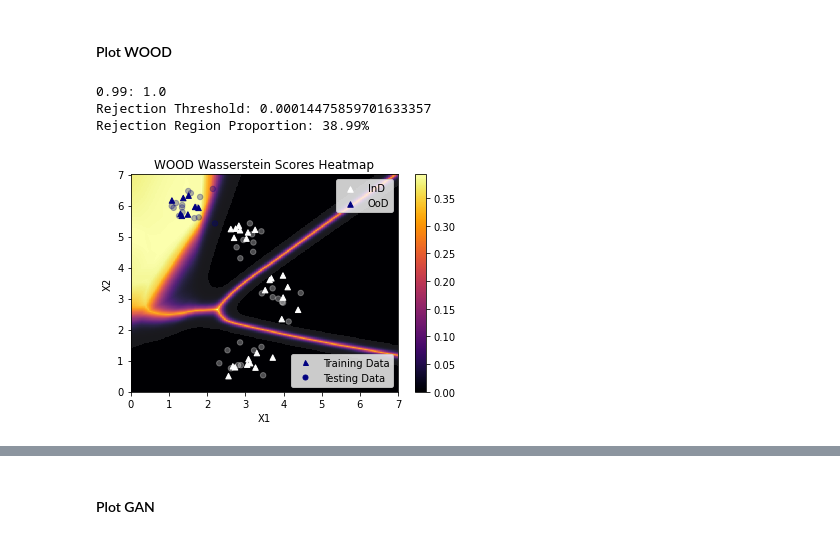
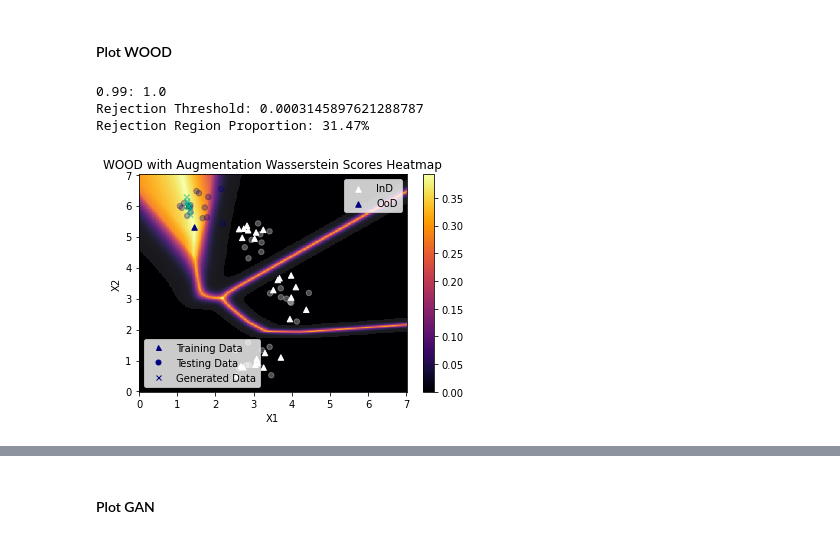
Before and after one commit to Xiaoyang-Song/Out-of-Distribution-GANs, a Jupyter notebook: Notebooks/simulation.ipynb, the cells around one changed output, grey strips where cells are left out. Saved outputs shown, nothing was run; the diff lists cells and outputs as text; code cells hidden in the pictures.

Commit message:
Update: simulation example generation code

```diff
--- a/Notebooks/simulation.ipynb
+++ b/Notebooks/simulation.ipynb
@@ -98,13 +98,36 @@ D = classifier_training(D, criterion, optimizer, ind_tri_loader, ind_val_loader,
 torch.save(D.state_dict(), "simulation_log/model/D.pt")
 # %% [markdown]
 ### WOOD Training
+# %%
+# Load checkpoint (if necessary)
+name = 'eg-[n=2]/ckpt'
+D = torch.load(f"simulation_log/example/{name}/D.pt")
+OOD_BATCH = torch.load(f"simulation_log/example/{name}/OOD_BATCH.pt")
+OOD_X = torch.load(f"simulation_log/example/{name}/OOD_X.pt")
+OOD_X_TEST = torch.load(f"simulation_log/example/{name}/OOD_X_TEST.pt")
+IND_X = torch.load(f"simulation_log/example/{name}/IND_X.pt")
+IND_X_TEST = torch.load(f"simulation_log/example/{name}/IND_X_TEST.pt")
+IND_Y = torch.load(f"simulation_log/example/{name}/IND_Y.pt")
+IND_Y_TEST = torch.load(f"simulation_log/example/{name}/IND_Y_TEST.pt")
+SAMPLERS = torch.load(f'simulation_log/example/{name}/samplers.pt')
+X_TRAIN, Y_TRAIN, X_TEST, Y_TEST = torch.load(f'simulation_log/example/{name}/raw_data.pt')
+ind_idx, ood_idx = torch.load(f'simulation_log/example/{name}/plot_idx.pt')
+IND_CLS = [0, 1, 2]
+OOD_CLS = [3]
 # %% [markdown]
 #### Check sampled points
 # %%
-n_ood = 8
+n_ood = 2
 ood_bsz = 4
-OOD_BATCH = torch.tensor(OOD_X[np.random.choice(n, n_ood, replace=False)], dtype=torch.float32)
-torch.save(OOD_BATCH, "simulation_log/model/ood_batch.pt")
+ckpt = True
+if not ckpt:
+    OOD_BATCH = []
+    for idx in OOD_CLS:
+        cls_batch = list(OOD_X[OOD_Y == idx][np.random.choice(n, n_ood, replace=False)])
+        OOD_BATCH = OOD_BATCH + cls_batch
+    OOD_BATCH = torch.tensor(OOD_BATCH, dtype=torch.float32)
+
+    torch.save(OOD_BATCH, "simulation_log/model/ood_batch.pt")
 plt.scatter(IND_X[:,0], IND_X[:,1], c='black', label ="InD", sizes=[30]*len(IND_X), alpha=1)
 plt.scatter(IND_X_TEST[:,0], IND_X_TEST[:,1], c='white', sizes=[30]*len(IND_X), alpha=0.2)
 plt.scatter(OOD_X[:,0], OOD_X[:,1], c='navy', sizes=[30]*len(OOD_X), alpha=0.2)
@@ -117,8 +140,15 @@ plt.scatter(OOD_BATCH[:,0], OOD_BATCH[:,1], c='red', label="OoD", sizes=[30]*len
 # %%
 from simulation import *
 D_WOOD = DSIM(128).to(DEVICE)
+# D_WOOD.load_state_dict(torch.load(f"simulation_log/example/eg-[n=2]/ckpt/D_WOOD.pt"))
 # D_WOOD = DSIM_SINGLE()
 # OOD data preparation
+seed = torch.rand((100, 2), device=DEVICE)
+Gz = G_GAN(seed).detach()
+print(Gz.shape)
+print(OOD_BATCH.shape)
+OOD_BATCH_AUG = torch.cat([Gz, OOD_BATCH], dim=0)
+print(OOD_BATCH_AUG.shape)
 ood_bsz = 4
 print(f"OOD Batch Shape: {OOD_BATCH.shape}")
 # Configuration
@@ -131,7 +161,7 @@ criterion = nn.CrossEntropyLoss()
 ind_tri_loader = torch.utils.data.DataLoader(IND_DATA, shuffle=True, batch_size=256)
 ind_val_loader = torch.utils.data.DataLoader(IND_DATA_TEST, shuffle=True, batch_size=256)
 # Training
-D_WOOD = wood_training(D_WOOD, OOD_BATCH, ood_bsz, beta, criterion, optimizer, ind_tri_loader, ind_val_loader, max_epoch, n_epoch=10)
+D_WOOD = wood_training(D_WOOD, OOD_BATCH_AUG, ood_bsz, beta, criterion, optimizer, ind_tri_loader, ind_val_loader, max_epoch, n_epoch=10)
 # %%
 from simulation import calculate_accuracy
 # calculate_accuracy(D=D, ind=IND_X, ood=OOD_X, tnr=0.95)
@@ -202,9 +219,9 @@ plot_heatmap(IND_X, IND_X_TEST, OOD_X, OOD_BATCH, D, "NAIVE", ind_idx, ood_idx,
 # %% [markdown]
 #### Plot WOOD
 # %%
-plot_heatmap(IND_X, IND_X_TEST, OOD_X, OOD_BATCH, D_WOOD, None, "WOOD", ind_idx, ood_idx, m=400)
+plot_heatmap(IND_X, IND_X_TEST, OOD_X, OOD_BATCH, D_WOOD, G_GAN, "WOOD with Augmentation", ind_idx, ood_idx, m=350)
 # %% [output]
 0.99: 1.0
-Rejection Threshold: 0.00014475859701633357
-Rejection Region Proportion: 38.99%
+Rejection Threshold: 0.0003145897621288787
+Rejection Region Proportion: 31.47%
-[figure, old version]
+[figure, new version]
```
Also changed, not shown: parts of 5 cells of this notebook, 10 other files.
